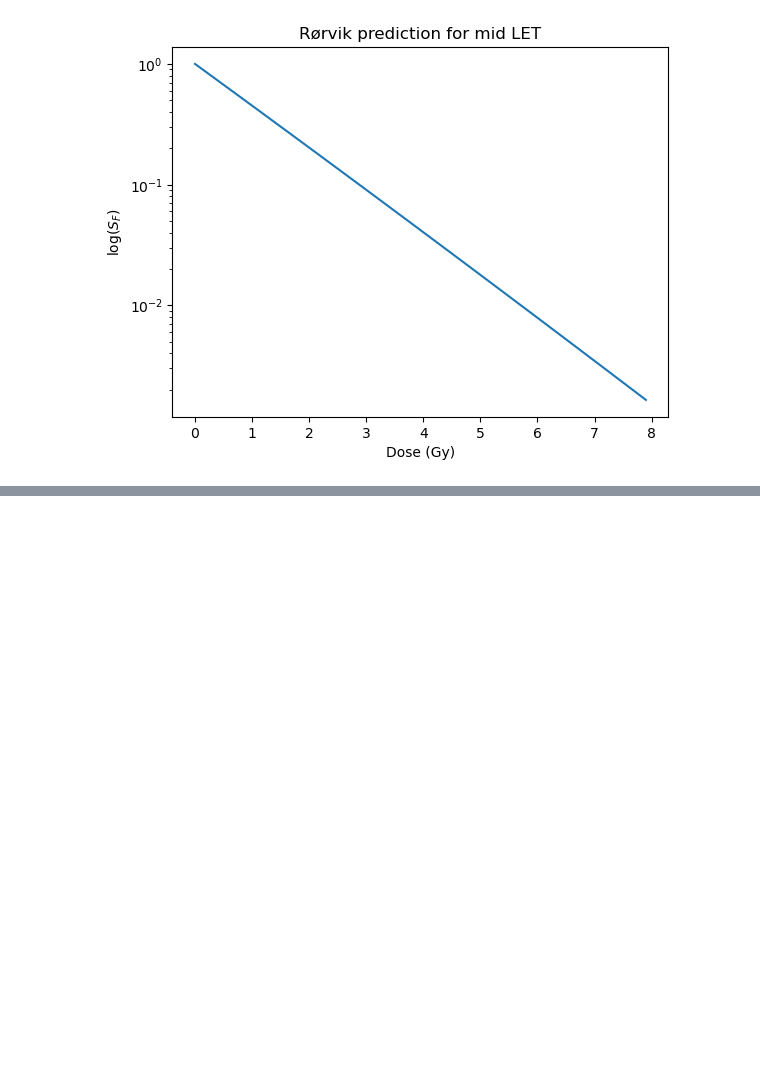
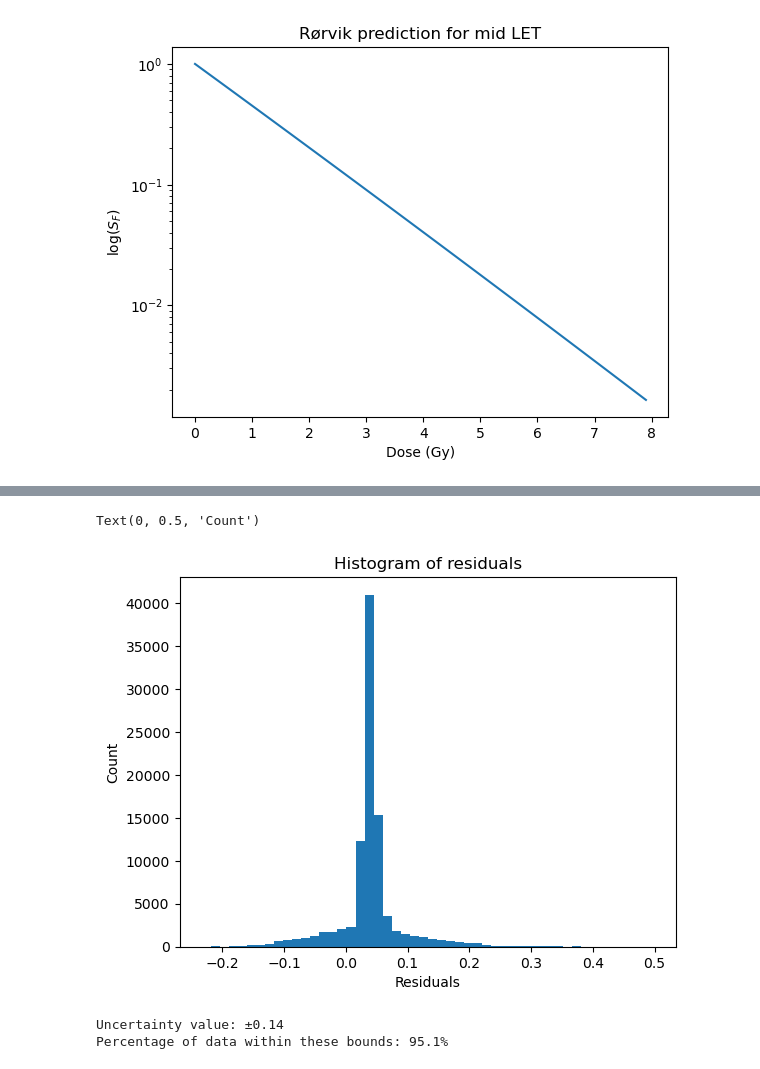
Before and after one commit to BrittHaanen15/Thesis_project, a Jupyter notebook: Python codes/Cell survival analysis aggregated data.ipynb, the cells around one changed output, grey strips where cells are left out. Drawn from its saved outputs; the diff is of its cells as text; code cells hidden in the pictures; blank space fills up the shorter version.

```diff
--- a/Python codes/Cell survival analysis aggregated data.ipynb
+++ b/Python codes/Cell survival analysis aggregated data.ipynb
@@ -424,7 +426,7 @@ PH_rorvik.dropna(inplace=True, subset=['SF'])
 total_data = pd.concat([X_rorvik, PL_rorvik, PH_rorvik])
 
 #Fit curve
-params = Rorvik_fit(total_data)
+params = Rorvik_fit(total_data, True)
 # %% [output]
                                  OLS Regression Results
 =======================================================================================
@@ -447,21 +449,21 @@ Notes:
 #Plot data
 d = np.linspace(0,8,100)
 let = X_rorvik.iloc[0]['LET']
-y = np.exp(params[0]*d + params[1]*let*d + params[2]*d*d)
+y_x = np.exp(params[0]*d + params[1]*let*d + params[2]*d*d)
 plt.errorbar(X_rorvik['Dose'], X_rorvik['Survival'], xerr=0.071*X_rorvik['Dose'], label='X-rays', color='blue', fmt='o', capsize=2)
-plt.plot(d, y, color='blue')
+plt.plot(d, y_x, color='blue')
 
 d = np.linspace(0,8,100)
 let = PL_rorvik.iloc[0]['LET']
-y = np.exp(params[0]*d + params[1]*let*d + params[2]*d*d)
+y_pl = np.exp(params[0]*d + params[1]*let*d + params[2]*d*d)
 plt.errorbar(PL_rorvik['Dose'], PL_rorvik['Survival'], xerr=0.029*PL_rorvik['Dose'], label='Protons low LET', fmt='o', color='red', capsize=2)
-plt.plot(d, y, color='red')
+plt.plot(d, y_pl, color='red')
 
 d = np.linspace(0,8,100)
 let = PH_rorvik.iloc[0]['LET']
-y = np.exp(params[0]*d + params[1]*let*d + params[2]*d*d)
+y_ph = np.exp(params[0]*d + params[1]*let*d + params[2]*d*d)
 plt.errorbar(PH_rorvik['Dose'], PH_rorvik['Survival'], xerr=0.038*PH_rorvik['Dose'], label='Protons high LET', fmt='o', color='green', capsize=2)
-plt.plot(d, y, color='green')
+plt.plot(d, y_ph, color='green')
 
 #Customise
 plt.xlabel('Dose (Gy)')
@@ -529,0 +659,34 @@ Text(0, 0.5, 'log($S_F$)')
+# %%
+#Make residuals data into a 1D array, sorted smallest to largest
+Res = Residuals.reshape(-1)
+index = np.argsort(Res)
+Res = np.array([Res[i] for i in index])
+
+plt.title("Histogram of residuals")
+plt.hist(Res, bins=50)
+plt.xlabel("Residuals")
+plt.ylabel("Count")
+# %% [output]
+Text(0, 0.5, 'Count')
+[figure, added]
+# %%
+#Iteratively loop through uncertainty values until 95% of residual data lies within these values
+uncertainty_values = np.arange(0.01, 1, 0.01)
+
+for u in uncertainty_values:
+    #Find residual values within the range -u to u
+    locs = np.where((Res > -u) & (Res < u))
+
+    #Divide by total number of residuals to find percentage
+    percentage = len(locs[0])/len(Res)
+
+    #Once 95 percent is reached, break out of loop
+    if percentage > 0.95:
+        break
+
+#Print data
+print("Uncertainty value: \u00B1" + str(round(u,2)))
+print("Percentage of data within these bounds: " + str(round(percentage*100,1)) + "%")
+# %% [output]
+Uncertainty value: ±0.14
+Percentage of data within these bounds: 95.1%
```
Also changed, not shown: parts of 7 cells of this notebook.
